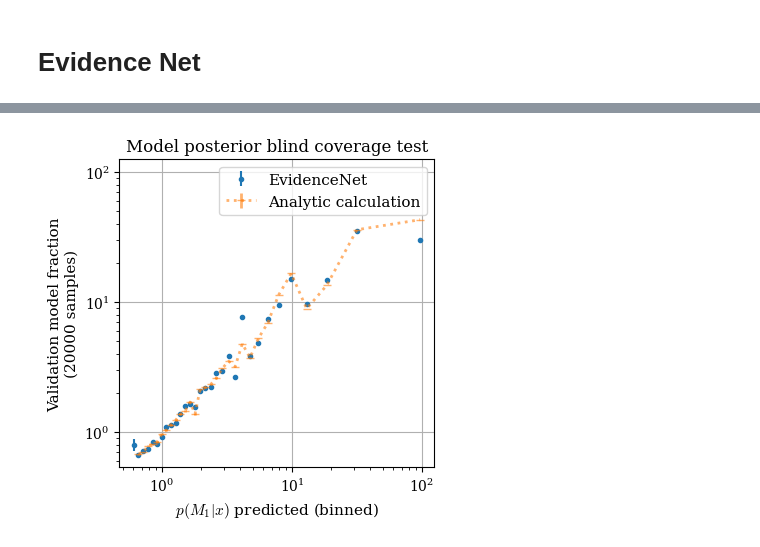
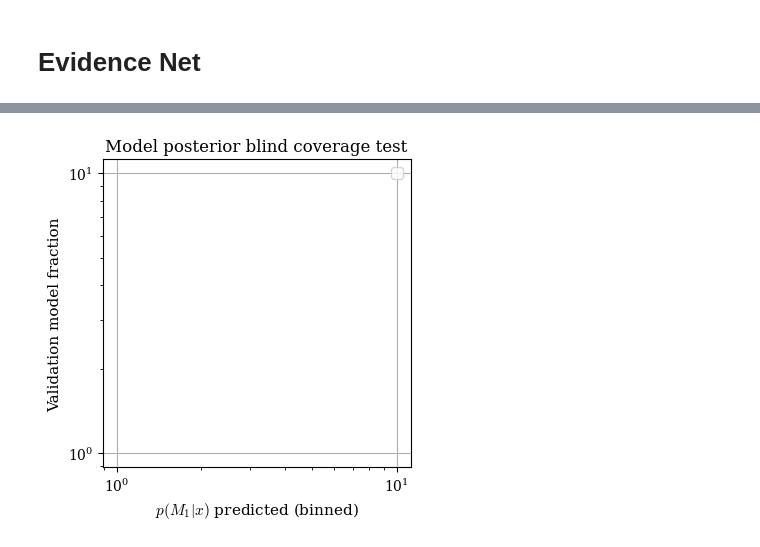
Before and after one commit to cjpdrury/evidence_networks, a Jupyter notebook: evidence_network.ipynb, the cells around one changed output, grey strips where cells are left out. Cells and saved outputs as stored; diff of their text form; code cells hidden in the pictures.

```diff
--- a/evidence_network.ipynb
+++ b/evidence_network.ipynb
@@ -792,12 +587,12 @@ plt.figure(figsize=(5,4))
 probability_array  = np.linspace(0.2,1,20)
 plt.loglog()
 # plt.plot(probability_array[3:]*1.1,probability_array[3:]*1.1, c='gray', alpha=0.5)
-plt.errorbar(prob_bin_analytic/(1-prob_bin_analytic), coverage_net/(1.-coverage_net), coverage_std_net, ls='',marker ='.',label='EvidenceNet')
-plt.errorbar(prob_bin_analytic/(1-prob_bin_analytic), coverage_analytic/(1.-coverage_analytic), coverage_std_analytic,marker='_',
-             label='Analytic calculation', ls=':', lw=2, alpha=0.6,zorder=2.5)
+# plt.errorbar(prob_bin_analytic/(1-prob_bin_analytic), coverage_net/(1.-coverage_net), coverage_std_net, ls='',marker ='.',label='EvidenceNet')
+# plt.errorbar(prob_bin_analytic/(1-prob_bin_analytic), coverage_analytic/(1.-coverage_analytic), coverage_std_analytic,marker='_',
+            #  label='Analytic calculation', ls=':', lw=2, alpha=0.6,zorder=2.5)
 plt.title('Model posterior blind coverage test')
 plt.xlabel(r'$p(M_1 | x)$ predicted (binned)', fontsize=11)
-plt.ylabel(str('Validation model fraction\n('+str(n_test_calc) + ' samples)'), fontsize=11)
+plt.ylabel(str('Validation model fraction'), fontsize=11)
 plt.axis('square')
 plt.grid(True), plt.legend( fontsize=11)
 # plt.ylim(0.15,1.2)
@@ -808,4 +604,4 @@ plt.savefig('coverage_test_20_B.png', dpi=250)
-[figure, old version]
+[figure, new version]
 # %%
 plt.figure(figsize=(9.5,4))
 
```
Also changed, not shown: parts of 52 cells of this notebook.
